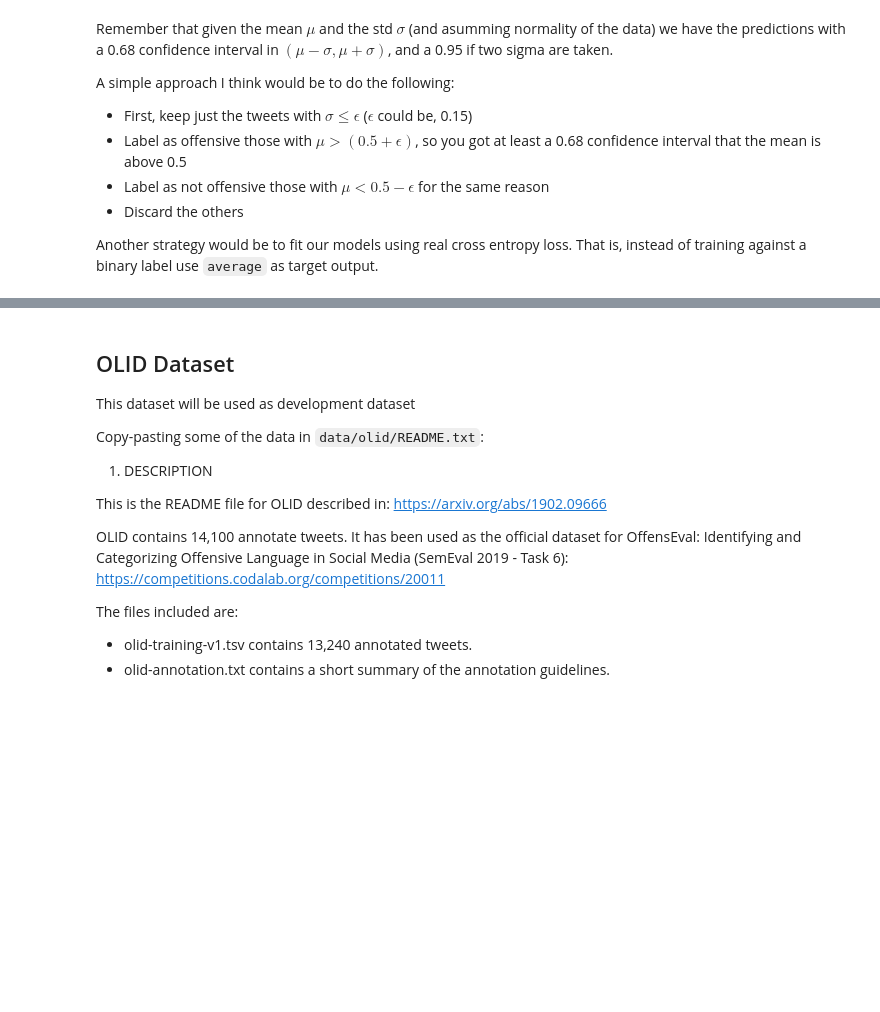
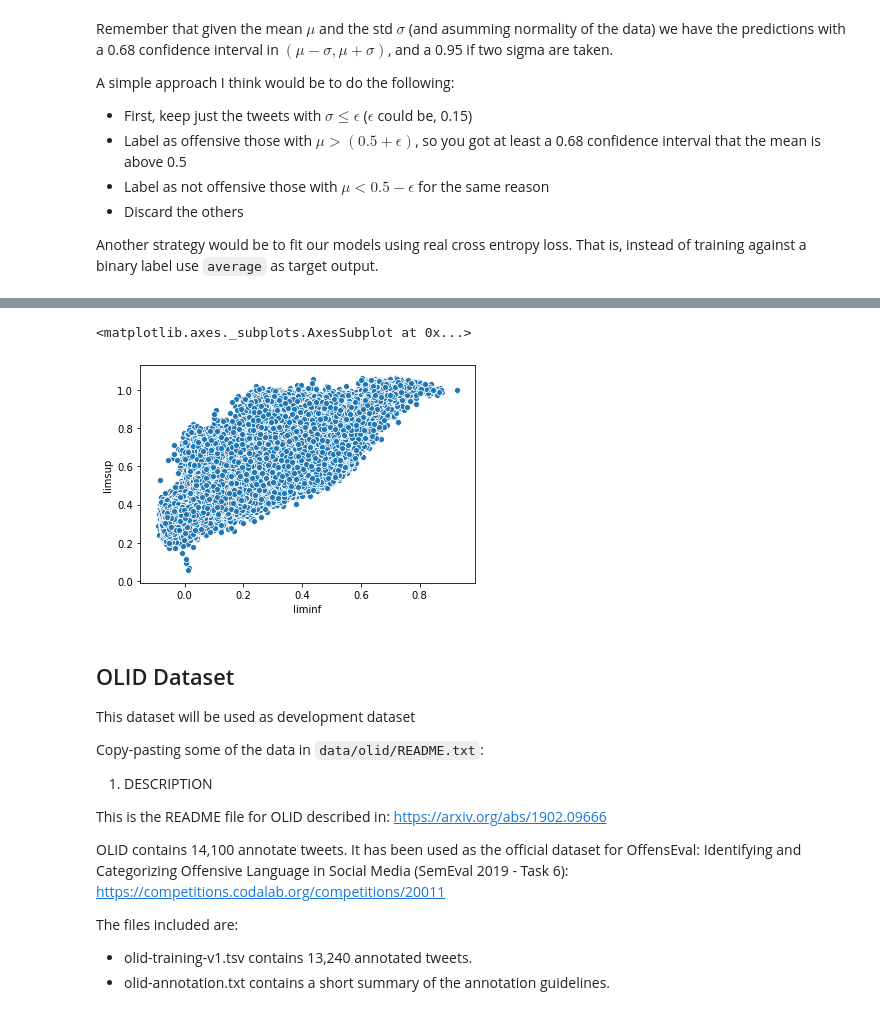
Before and after one commit to finiteautomata/offenseval2020, a Jupyter notebook: notebooks/Exploratory Analysis.ipynb, the cells around one changed output, grey strips where cells are left out. Saved outputs shown, nothing was run; the diff lists cells and outputs as text; code cells hidden in the pictures; blank space fills up the shorter version.

```diff
--- a/notebooks/Exploratory Analysis.ipynb
+++ b/notebooks/Exploratory Analysis.ipynb
@@ -71,3 +89,11 @@ Another strategy would be to fit our models using real cross entropy loss. That
+# %%
+df["liminf"] = df["average"] -  df["std"]
+df["limsup"] = df["average"] +  df["std"]
+# %%
+sns.scatterplot(x=df["liminf"], y=df["limsup"])
+# %% [output]
+<matplotlib.axes._subplots.AxesSubplot at 0x...>
+[figure, added]
 # %% [markdown]
 ## OLID Dataset
 
```
Also changed, not shown: parts of 9 cells of this notebook, 3 other files.
